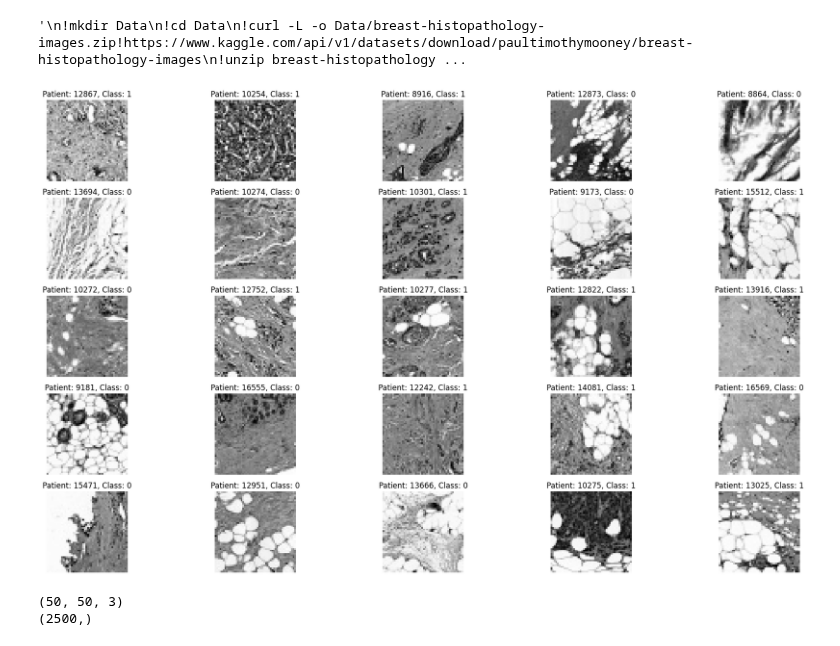
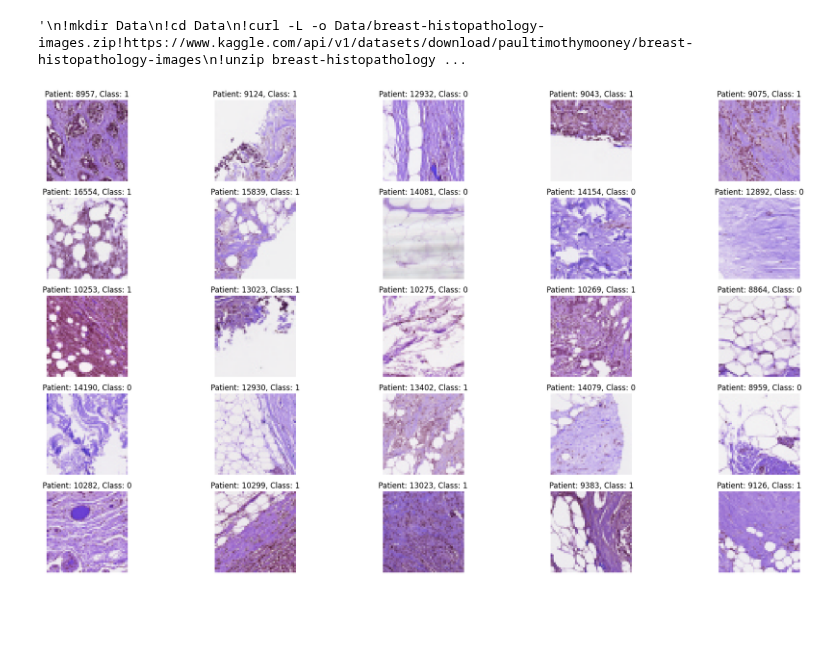
Before and after one commit to Henrique1201/Classification-of-Cancer-Cells-in-Images, a Jupyter notebook: CNN.ipynb, the cells around one changed output. Cells and saved outputs as stored; diff of their text form; code cells hidden in the pictures; blank space fills up the shorter version.

```diff
--- a/CNN.ipynb
+++ b/CNN.ipynb
@@ -64,28 +62,22 @@ PATIENT_ID = os.listdir(DATA_PATH)
 # %%
 import random
 
+PATIENT_ID = os.listdir(DATA_PATH)
 num_images = 25
 fig, axes = plt.subplots(5, 5, figsize=(20, 11))
 axes = axes.flatten()
 
 for ax in axes:
     patient_id = random.choice(PATIENT_ID)
     class_label = random.choice(["0", "1"])
     image_file = random.choice(os.listdir(DATA_PATH + patient_id + "/" + class_label))
     image_path = os.path.join(DATA_PATH, patient_id, class_label, image_file)
-    image = cv2.imread(image_path, cv2.IMREAD_GRAYSCALE)
+    image = cv2.imread(image_path)
     ax.imshow(image, cmap="gray")
     ax.set_title(f"Patient: {patient_id}, Class: {class_label}")
     ax.axis('off')
 
 plt.tight_layout()
 plt.show()
 # %% [output]
-[figure, old version]
+[figure, new version]
-# %%
-test = 'Data/16533/0/16533_idx5_x101_y1151_class0.png'
-print(plt.imread(test).shape)
-print(np.array(Image.open(test).convert("L")).ravel().shape)
-# %% [output]
-(50, 50, 3)
-(2500,)
```
Also changed, not shown: parts of 4 cells of this notebook.
